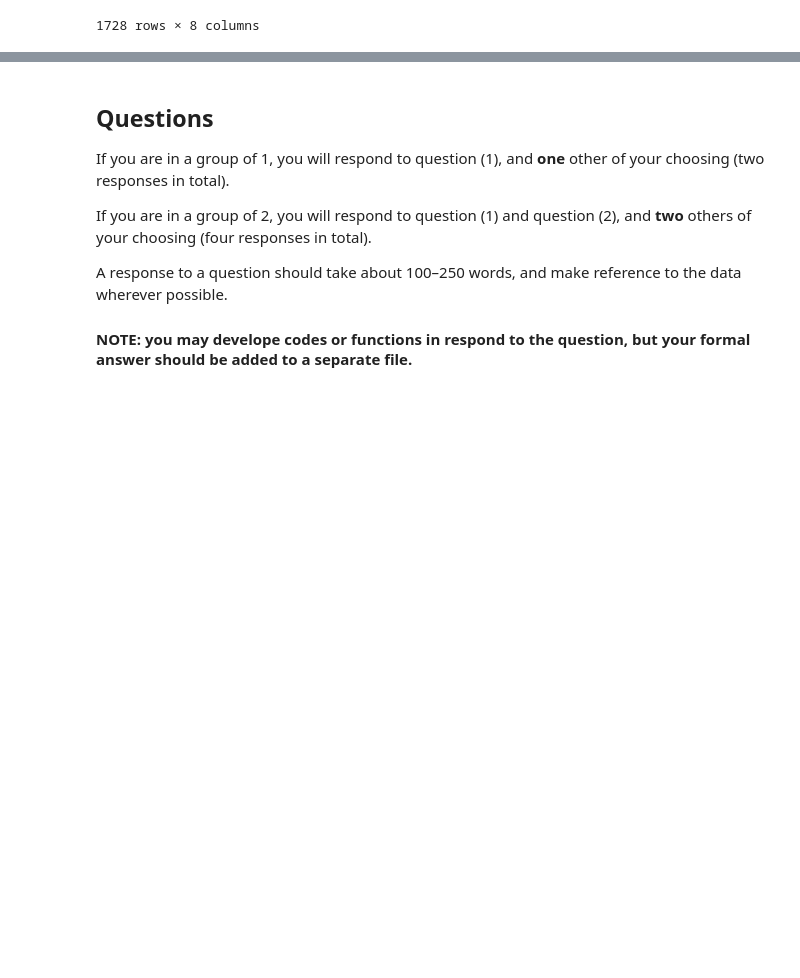
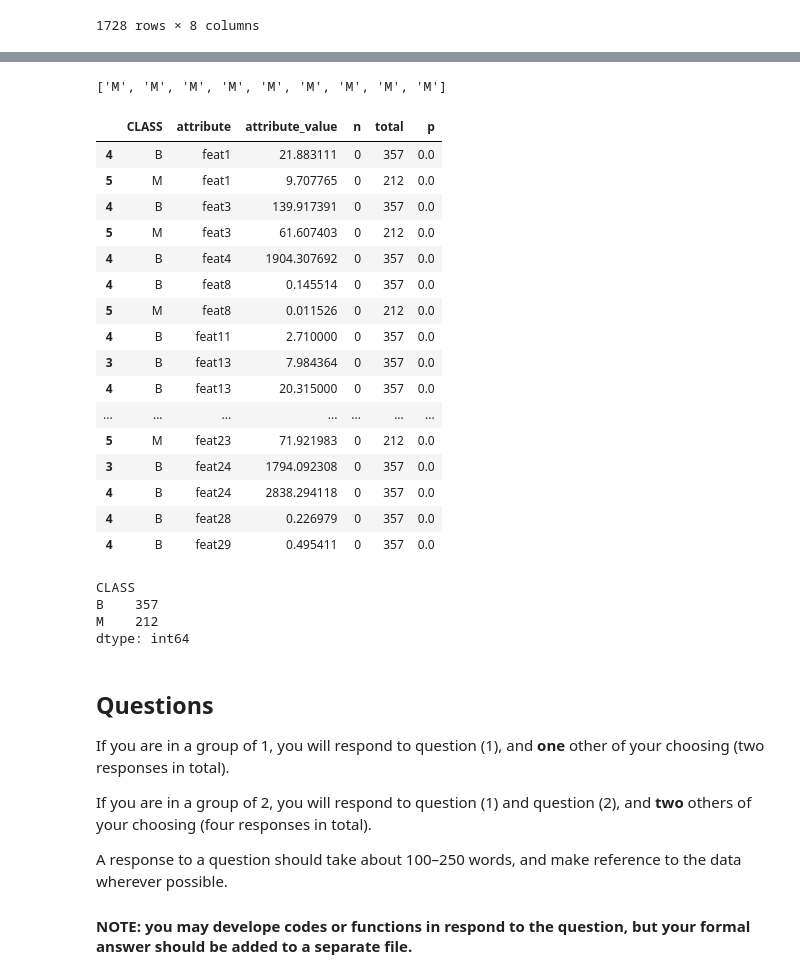
Before and after one commit to wisdomleck/Machine_Learning_A1, a Jupyter notebook: Assignment_1_Michael_new.ipynb, the cells around one changed output, grey strips where cells are left out. Drawn from its saved outputs; the diff is of its cells as text; code cells hidden in the pictures; blank space fills up the shorter version.

```diff
--- a/Assignment_1_Michael_new.ipynb
+++ b/Assignment_1_Michael_new.ipynb
@@ -378,7 +378,7 @@ def train(df):
 
                             attribute_ps[attribute] = attribute_p
 
-                        if dtypes[attribute] in numeric:
+                        elif dtypes[attribute] in numeric:
 
                             mean = model.numeric_statistics.loc[
                                 model.numeric_statistics.attribute == attribute
@@ -395,6 +395,9 @@ def train(df):
                                 attribute_p = epsilon
 
                             attribute_ps[attribute] = attribute_p
+
+                        else:
+                            attribute_ps[attribute] = epsilon
 
                     class_p = model.class_priors.loc[
                         model.class_priors["CLASS"] == CLASS
@@ -425,25 +428,12 @@ def train(df):
 
     class_priors = get_class_priors(df)
 
-#     if datatype == "nominal" or datatype == "ordinal":
-#         categoric_priors = get_categoric_priors(df)
-#         model = train_model(class_priors, categoric_priors, None)
-
-#     if datatype == "numeric":
-#         numeric_statistics = get_numeric_statistics(df)
-#         model = train_model(class_priors, None, numeric_statistics)
-
-#     if datatype == "mixed":
-#         numeric_statistics = get_numeric_statistics(df.select_dtypes(numeric))
-#         categoric_priors = get_categoric_priors(df.select_dtypes(categoric))
-#         model = train_model(class_priors, categoric_priors, numeric_statistics)
-
-    if len(df.select_dtypes(numeric).columns) > 0:
+    if len(df.select_dtypes(numeric).columns) > 1:
         numeric_statistics = get_numeric_statistics(df.select_dtypes(numeric))
     else:
         numeric_statistics = None
 
-    if len(df.select_dtypes(categoric).columns) > 0:
+    if len(df.select_dtypes(categoric).columns) > 1:
         categoric_priors = get_categoric_priors(df.select_dtypes(categoric))
     else:
         categoric_priors = None
@@ -628,4 +527,10 @@ filenames
 # %%
+filename = "wdbc"
+
+print(filename)
+
 # read in data
-filename = "university"
 df = read_data(filename)
+
+# preprocess data
+df = preprocess(df, filename)
@@ -632,3 +538,0 @@ df = read_data(filename)
-# %%
-# preprocess data
-df, datatype = preprocess(df, filename)
@@ -665,0 +539,2 @@ All        6  27  84  82  32  231
+# %%
+df = discretise(df)
@@ -665,0 +543,24 @@ All        6  27  84  82  32  231
+# %%
+predict(df.iloc[1:10], model)
+# %% [output]
+['M', 'M', 'M', 'M', 'M', 'M', 'M', 'M', 'M']
+# %%
+model.categoric_priors.loc[model.categoric_priors.p == 0]
+# %% [output]
+|  | CLASS | attribute | attribute_value | n | total | p |
+| 4 | B | feat1 | 21.883111 | 0 | 357 | 0.0 |
+| 5 | M | feat1 | 9.707765 | 0 | 212 | 0.0 |
+| 4 | B | feat3 | 139.917391 | 0 | 357 | 0.0 |
+| 5 | M | feat3 | 61.607403 | 0 | 212 | 0.0 |
+| 4 | B | feat4 | 1904.307692 | 0 | 357 | 0.0 |
+| 4 | B | feat8 | 0.145514 | 0 | 357 | 0.0 |
+| 5 | M | feat8 | 0.011526 | 0 | 212 | 0.0 |
+| 4 | B | feat11 | 2.710000 | 0 | 357 | 0.0 |
+| 3 | B | feat13 | 7.984364 | 0 | 357 | 0.0 |
+| 4 | B | feat13 | 20.315000 | 0 | 357 | 0.0 |
+| ... | ... | ... | ... | ... | ... | ... |
+| 5 | M | feat23 | 71.921983 | 0 | 212 | 0.0 |
+| 3 | B | feat24 | 1794.092308 | 0 | 357 | 0.0 |
+| 4 | B | feat24 | 2838.294118 | 0 | 357 | 0.0 |
+| 4 | B | feat28 | 0.226979 | 0 | 357 | 0.0 |
+| 4 | B | feat29 | 0.495411 | 0 | 357 | 0.0 |
@@ -666,3 +569,10 @@ All        6  27  84  82  32  231
+# %%
+test.groupby(["CLASS"]).size()
+# %% [output]
+CLASS
+B    357
+M    212
+dtype: int64
 # %% [markdown]
 ## Questions
 
```
Also changed, not shown: parts of 26 cells of this notebook.
